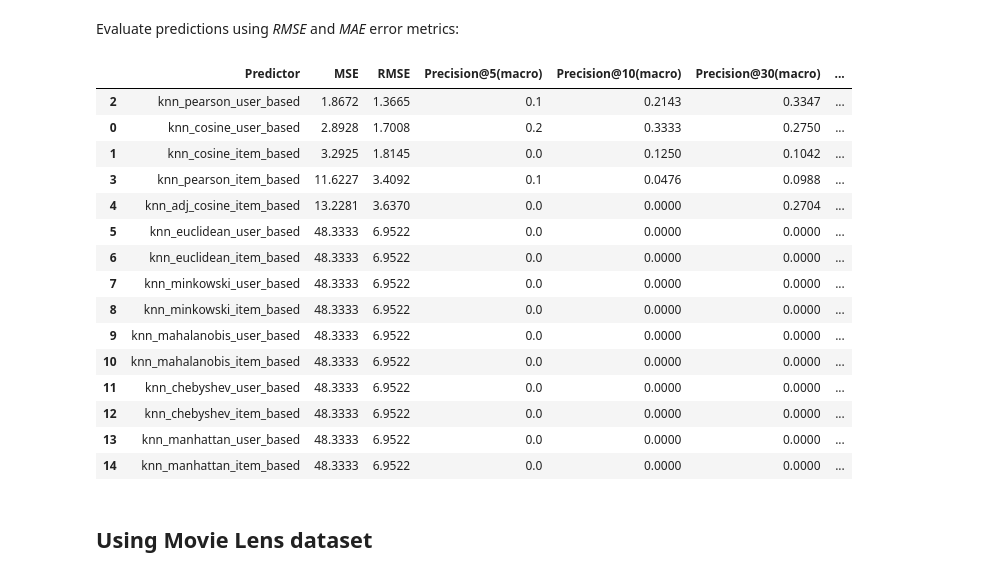
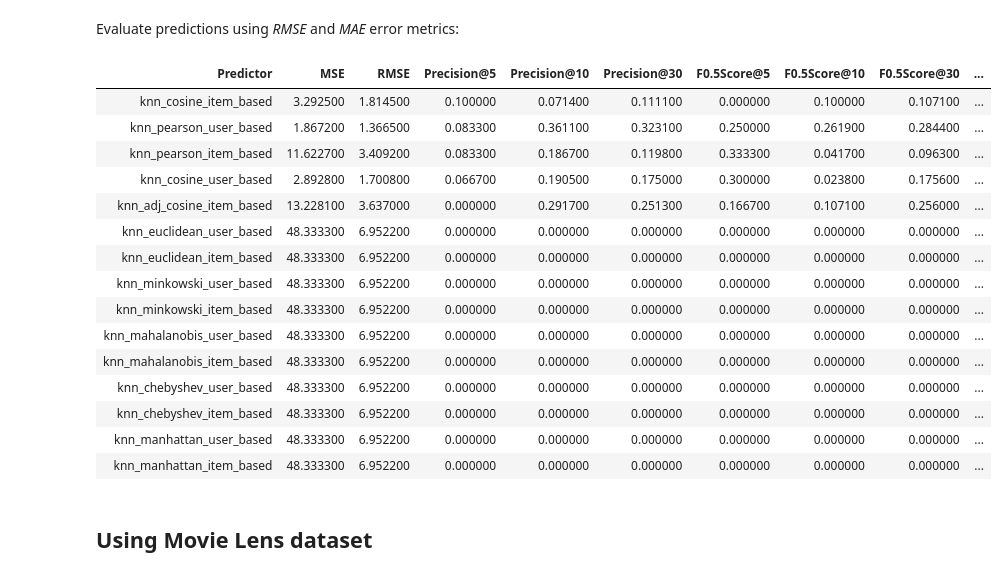
Before and after one commit to adrianmarino/cf-rec-sys-examples, a Jupyter notebook: cf_rec_sys_examples.ipynb, the cells around one changed output. Drawn from its saved outputs; the diff is of its cells as text; code cells hidden in the pictures.

Commit message:
feat: add f beta score metric

```diff
--- a/cf_rec_sys_examples.ipynb
+++ b/cf_rec_sys_examples.ipynb
@@ -192,9 +193,18 @@ evaluator = Evaluator(
         PrecisionKMetric(k=5, decimals=4),
         PrecisionKMetric(k=10, decimals=4),
         PrecisionKMetric(k=30, decimals=4),
-        # AVGPrecisionMetric(decimals=4),
+        FBetaKMetric(k=5,  beta=.5, decimals=4),
+        FBetaKMetric(k=10, beta=.5, decimals=4),
+        FBetaKMetric(k=30, beta=.5, decimals=4),
+        FBetaKMetric(k=5,  beta=1, decimals=4),
+        FBetaKMetric(k=10, beta=1, decimals=4),
+        FBetaKMetric(k=30, beta=1, decimals=4),
+        FBetaKMetric(k=5,  beta=1.5, decimals=4),
+        FBetaKMetric(k=10, beta=1.5, decimals=4),
+        FBetaKMetric(k=30, beta=1.5, decimals=4),
         PrecisionMetric(decimals=4),
         RecallMetric(decimals=4)
+        # AVGPrecisionMetric(decimals=4),
     ]
 )
 # %%
@@ -392,24 +449,26 @@ True rating: 7
 # %% [markdown]
 Evaluate predictions using _RMSE_ and _MAE_ error metrics:
 # %%
-evaluator.evaluate(predictors, rm).sort_values(by='RMSE')
+evaluator.evaluate(predictors, rm) \
+    .sort_values(by='Precision@5', ascending=False) \
+    .style.hide(axis='index')
 # %% [output]
-|  | Predictor | MSE | RMSE | Precision@5(macro) | Precision@10(macro) | Precision@30(macro) | ... |
-| 2 | knn_pearson_user_based | 1.8672 | 1.3665 | 0.1 | 0.2143 | 0.3347 | ... |
-| 0 | knn_cosine_user_based | 2.8928 | 1.7008 | 0.2 | 0.3333 | 0.2750 | ... |
-| 1 | knn_cosine_item_based | 3.2925 | 1.8145 | 0.0 | 0.1250 | 0.1042 | ... |
-| 3 | knn_pearson_item_based | 11.6227 | 3.4092 | 0.1 | 0.0476 | 0.0988 | ... |
-| 4 | knn_adj_cosine_item_based | 13.2281 | 3.6370 | 0.0 | 0.0000 | 0.2704 | ... |
-| 5 | knn_euclidean_user_based | 48.3333 | 6.9522 | 0.0 | 0.0000 | 0.0000 | ... |
-| 6 | knn_euclidean_item_based | 48.3333 | 6.9522 | 0.0 | 0.0000 | 0.0000 | ... |
-| 7 | knn_minkowski_user_based | 48.3333 | 6.9522 | 0.0 | 0.0000 | 0.0000 | ... |
-| 8 | knn_minkowski_item_based | 48.3333 | 6.9522 | 0.0 | 0.0000 | 0.0000 | ... |
-| 9 | knn_mahalanobis_user_based | 48.3333 | 6.9522 | 0.0 | 0.0000 | 0.0000 | ... |
-| 10 | knn_mahalanobis_item_based | 48.3333 | 6.9522 | 0.0 | 0.0000 | 0.0000 | ... |
-| 11 | knn_chebyshev_user_based | 48.3333 | 6.9522 | 0.0 | 0.0000 | 0.0000 | ... |
-| 12 | knn_chebyshev_item_based | 48.3333 | 6.9522 | 0.0 | 0.0000 | 0.0000 | ... |
-| 13 | knn_manhattan_user_based | 48.3333 | 6.9522 | 0.0 | 0.0000 | 0.0000 | ... |
-| 14 | knn_manhattan_item_based | 48.3333 | 6.9522 | 0.0 | 0.0000 | 0.0000 | ... |
+| Predictor | MSE | RMSE | Precision@5 | Precision@10 | Precision@30 | F0.5Score@5 | F0.5Score@10 | F0.5Score@30 | ... |
+| knn_cosine_item_based | 3.292500 | 1.814500 | 0.100000 | 0.071400 | 0.111100 | 0.000000 | 0.100000 | 0.107100 | ... |
+| knn_pearson_user_based | 1.867200 | 1.366500 | 0.083300 | 0.361100 | 0.323100 | 0.250000 | 0.261900 | 0.284400 | ... |
+| knn_pearson_item_based | 11.622700 | 3.409200 | 0.083300 | 0.186700 | 0.119800 | 0.333300 | 0.041700 | 0.096300 | ... |
+| knn_cosine_user_based | 2.892800 | 1.700800 | 0.066700 | 0.190500 | 0.175000 | 0.300000 | 0.023800 | 0.175600 | ... |
+| knn_adj_cosine_item_based | 13.228100 | 3.637000 | 0.000000 | 0.291700 | 0.251300 | 0.166700 | 0.107100 | 0.256000 | ... |
+| knn_euclidean_user_based | 48.333300 | 6.952200 | 0.000000 | 0.000000 | 0.000000 | 0.000000 | 0.000000 | 0.000000 | ... |
+| knn_euclidean_item_based | 48.333300 | 6.952200 | 0.000000 | 0.000000 | 0.000000 | 0.000000 | 0.000000 | 0.000000 | ... |
+| knn_minkowski_user_based | 48.333300 | 6.952200 | 0.000000 | 0.000000 | 0.000000 | 0.000000 | 0.000000 | 0.000000 | ... |
+| knn_minkowski_item_based | 48.333300 | 6.952200 | 0.000000 | 0.000000 | 0.000000 | 0.000000 | 0.000000 | 0.000000 | ... |
+| knn_mahalanobis_user_based | 48.333300 | 6.952200 | 0.000000 | 0.000000 | 0.000000 | 0.000000 | 0.000000 | 0.000000 | ... |
+| knn_mahalanobis_item_based | 48.333300 | 6.952200 | 0.000000 | 0.000000 | 0.000000 | 0.000000 | 0.000000 | 0.000000 | ... |
+| knn_chebyshev_user_based | 48.333300 | 6.952200 | 0.000000 | 0.000000 | 0.000000 | 0.000000 | 0.000000 | 0.000000 | ... |
+| knn_chebyshev_item_based | 48.333300 | 6.952200 | 0.000000 | 0.000000 | 0.000000 | 0.000000 | 0.000000 | 0.000000 | ... |
+| knn_manhattan_user_based | 48.333300 | 6.952200 | 0.000000 | 0.000000 | 0.000000 | 0.000000 | 0.000000 | 0.000000 | ... |
+| knn_manhattan_item_based | 48.333300 | 6.952200 | 0.000000 | 0.000000 | 0.000000 | 0.000000 | 0.000000 | 0.000000 | ... |
 # %% [markdown]
 ## Using Movie Lens dataset
 # %% [markdown]
```
Also changed, not shown: parts of 12 cells of this notebook, 9 other files.
